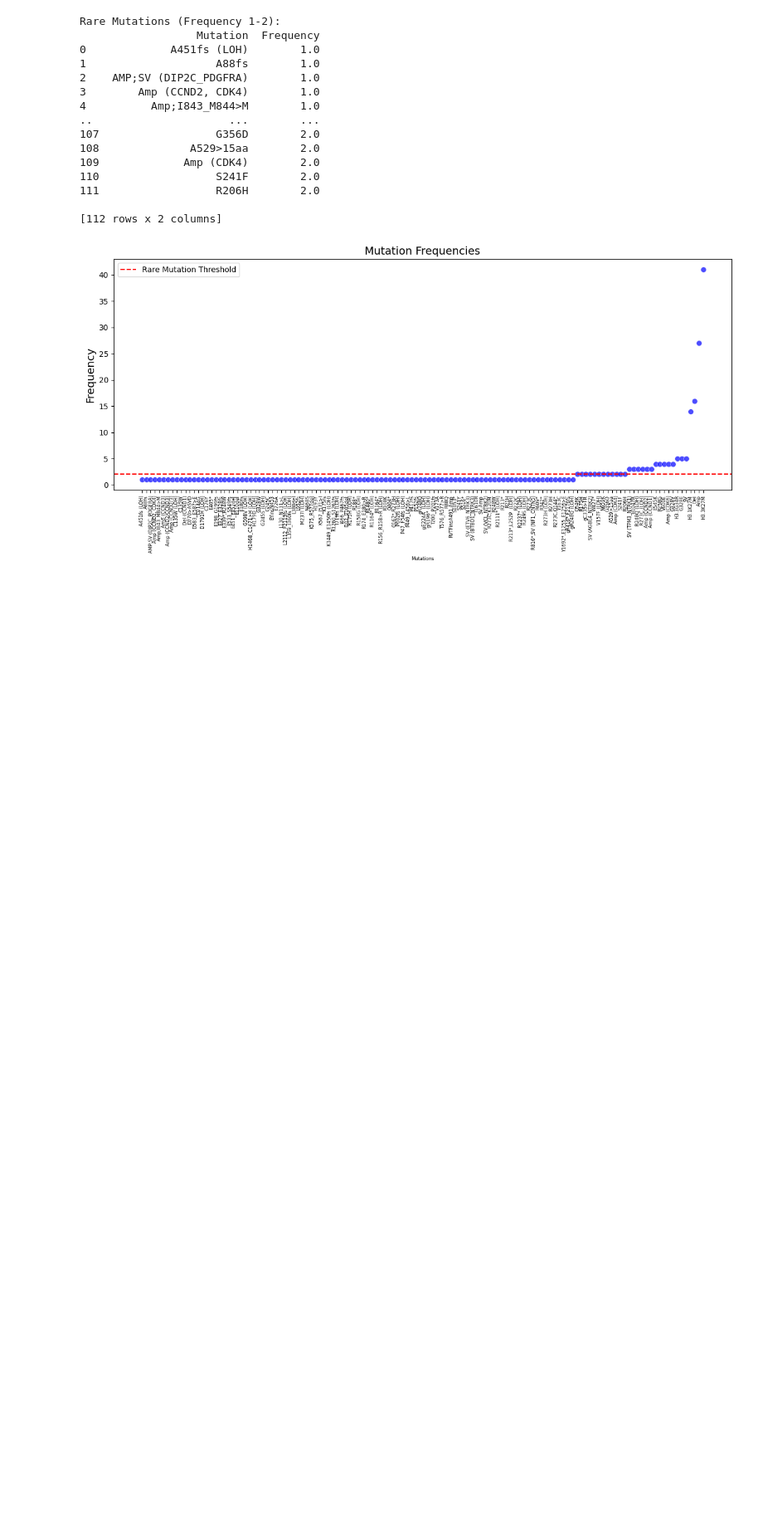
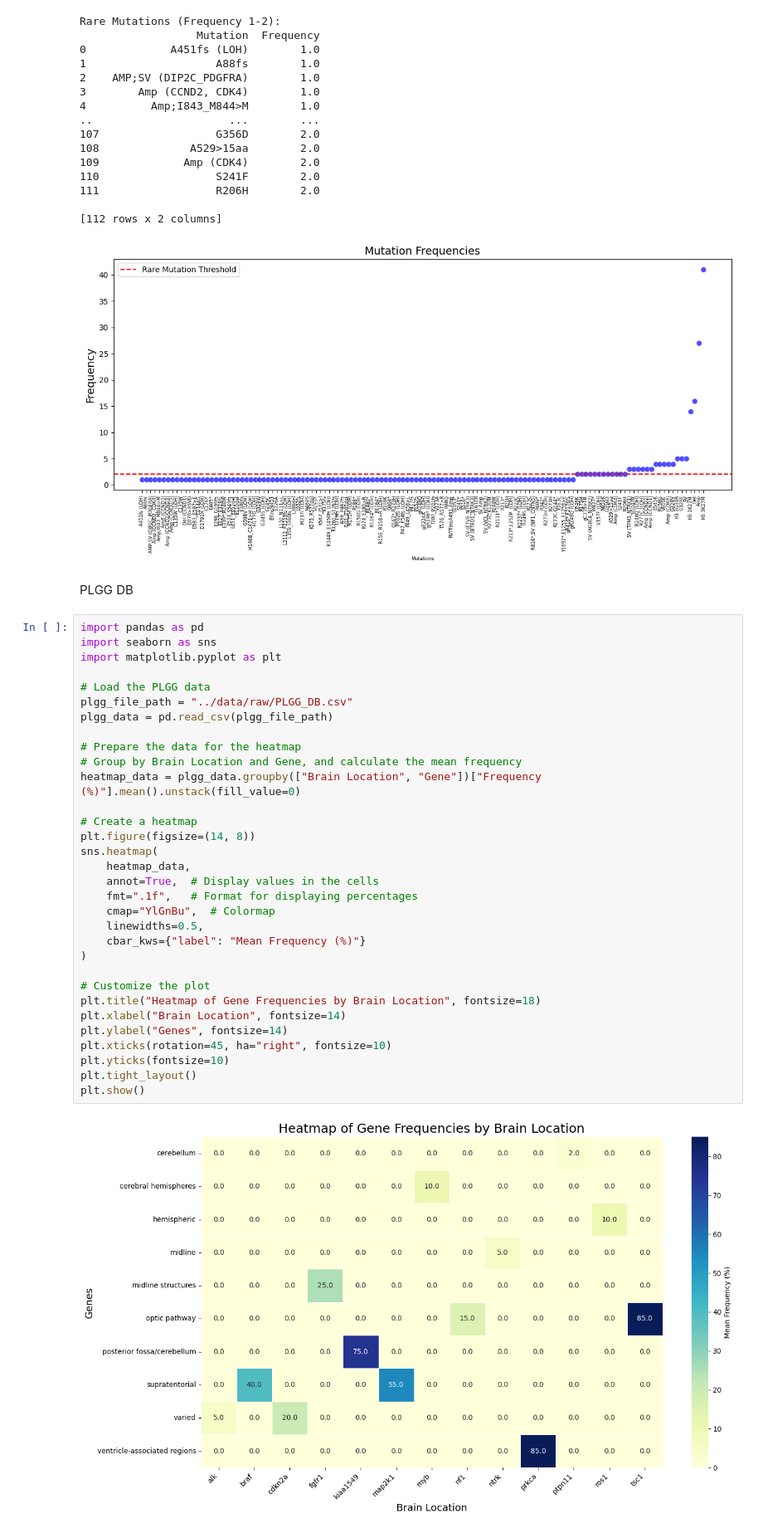
Before and after one commit to In-is/Final-Project-Inbal-and-Mor, a Jupyter notebook: notebooks/data_analysis.ipynb, the cells around one changed output. Shown at 83% size. Drawn from its saved outputs; the diff is of its cells as text; blank space fills up the shorter version.

```diff
--- a/notebooks/data_analysis.ipynb
+++ b/notebooks/data_analysis.ipynb
@@ -427,3 +425,39 @@ Rare Mutations (Frequency 1-2):
 
 [112 rows x 2 columns]
 [figure]
+# %% [markdown]
+PLGG DB
+# %%
+import pandas as pd
+import seaborn as sns
+import matplotlib.pyplot as plt
+
+# Load the PLGG data
+plgg_file_path = "../data/raw/PLGG_DB.csv"
+plgg_data = pd.read_csv(plgg_file_path)
+
+# Prepare the data for the heatmap
+# Group by Brain Location and Gene, and calculate the mean frequency
+heatmap_data = plgg_data.groupby(["Brain Location", "Gene"])["Frequency (%)"].mean().unstack(fill_value=0)
+
+# Create a heatmap
+plt.figure(figsize=(14, 8))
+sns.heatmap(
+    heatmap_data,
+    annot=True,  # Display values in the cells
+    fmt=".1f",   # Format for displaying percentages
+    cmap="YlGnBu",  # Colormap
+    linewidths=0.5,
+    cbar_kws={"label": "Mean Frequency (%)"}
+)
+
+# Customize the plot
+plt.title("Heatmap of Gene Frequencies by Brain Location", fontsize=18)
+plt.xlabel("Brain Location", fontsize=14)
+plt.ylabel("Genes", fontsize=14)
+plt.xticks(rotation=45, ha="right", fontsize=10)
+plt.yticks(fontsize=10)
+plt.tight_layout()
+plt.show()
+# %% [output]
+[figure, added]
```
Also changed, not shown: parts of 13 cells of this notebook, 17 other files.
